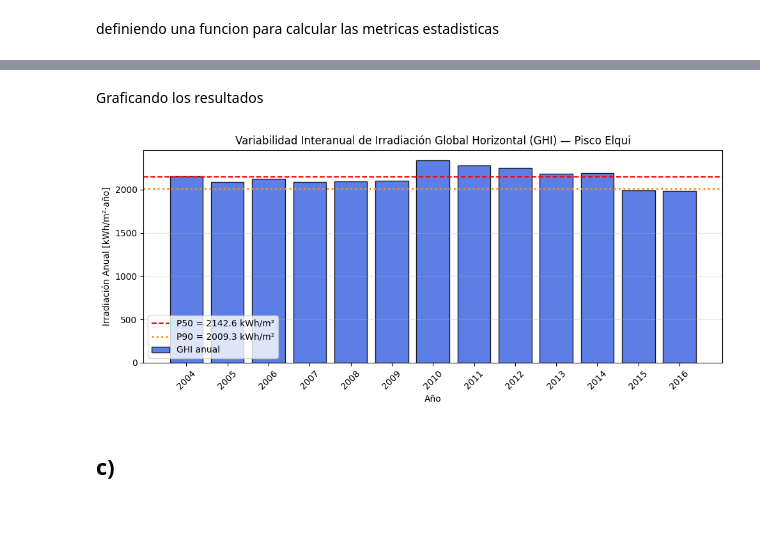
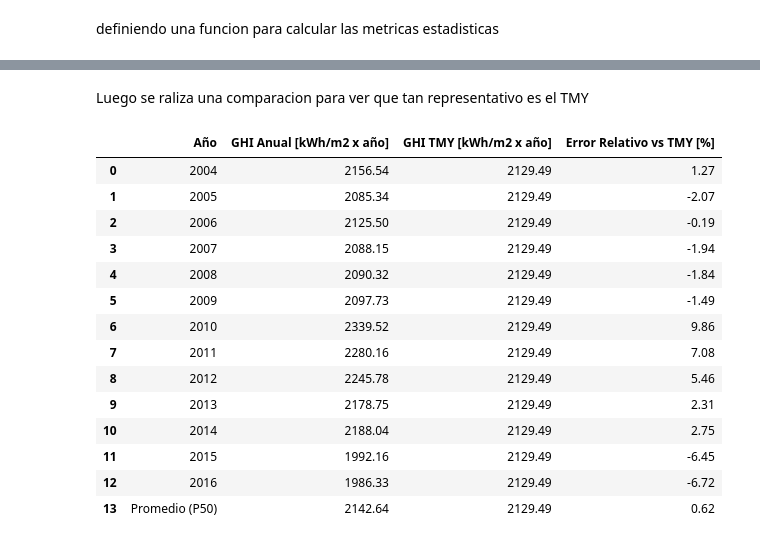
Before and after one commit to diego-gutierrez1/ICM3235, a Jupyter notebook: T2_IntegracionSolar/T2_IntegracionSolar.ipynb, the cells around one changed output, grey strips where cells are left out. Saved outputs shown, nothing was run; the diff lists cells and outputs as text; code cells hidden in the pictures; blank space fills up the shorter version.

```diff
--- a/T2_IntegracionSolar/T2_IntegracionSolar.ipynb
+++ b/T2_IntegracionSolar/T2_IntegracionSolar.ipynb
@@ -312,24 +312,48 @@ df_estad.head()
 |  | Variable | P50 [kWh/m2 x año] | Desv. Estándar [kWh/m2 x año] | CV [%] | Mejor Año | Peor Año | P90 [kWh/m2 x año] |
 | 0 | ghi | 2142.640323 | 104.18191 | 4.862314 | 2339.52 (2010) | 1986.33 (2016) | 2009.287478 |
 | 1 | dni | 2498.908835 | 276.30517 | 11.057033 | 3008.33 (2010) | 2105.82 (2015) | 2145.238218 |
-# %% [markdown]
-Graficando los resultados
-# %%
-fig, ax = plt.subplots(figsize=(10, 4.5))
-ax.bar(anual_multi.index, anual_multi['ghi'], color='royalblue', alpha=0.85, edgecolor='black', label='GHI anual')
-ax.axhline(estad_ghi['P50 [kWh/m2 x año]'], color='red', linestyle='--', linewidth=1.5, label=f"P50 = {estad_ghi['P50 [kWh/m2 x año]']:.1f} kWh/m²")
-ax.axhline(estad_ghi['P90 [kWh/m2 x año]'], color='darkorange', linestyle=':', linewidth=2, label=f"P90 = {estad_ghi['P90 [kWh/m2 x año]']:.1f} kWh/m²")
-
-ax.set_title('Variabilidad Interanual de Irradiación Global Horizontal (GHI) — Pisco Elqui')
-ax.set_xlabel('Año')
-ax.set_ylabel('Irradiación Anual [kWh/m²·año]')
-ax.set_xticks(anual_multi.index)
-ax.set_xticklabels(anual_multi.index, rotation=45)
-ax.grid(True, axis='y', alpha=0.3)
-ax.legend()
-plt.tight_layout()
-plt.show()
-# %% [output]
-[figure, removed]
-# %% [markdown]
-## c)
+# %% [markdown]
+Luego se raliza una comparacion para ver que tan representativo es el TMY
+# %%
+anual_ghi_multi = anual_multi['ghi']
+p50_multi = estad_ghi['P50 [kWh/m2 x año]'] #media de todos los años serie interanual
+
+ghi_tmy_val = ghi_exp #total ghi TMY
+
+# df con error de totales anuales vs total tmy
+df_rep_tmy = pd.DataFrame({
+    'Año': anual_ghi_multi.index,
+    'GHI Anual [kWh/m2 x año]': anual_ghi_multi.values,
+    'GHI TMY [kWh/m2 x año]': ghi_tmy_val,
+    'Error Relativo vs TMY [%]': ((anual_ghi_multi.values - ghi_tmy_val) / ghi_tmy_val) * 100.0
+})
+
+#error promedio multianual vs total TMY
+error_p50_vs_tmy = ((p50_multi - ghi_tmy_val) / ghi_tmy_val) * 100.0
+
+fila_resumen = pd.DataFrame([{
+    'Año': 'Promedio (P50)',
+    'GHI Anual [kWh/m2 x año]': p50_multi,
+    'GHI TMY [kWh/m2 x año]': ghi_tmy_val,
+    'Error Relativo vs TMY [%]': error_p50_vs_tmy
+}])
+
+df_representatividad = pd.concat([df_rep_tmy, fila_resumen], ignore_index=True)
+
+display(df_representatividad.round(2))
+# %% [output]
+|  | Año | GHI Anual [kWh/m2 x año] | GHI TMY [kWh/m2 x año] | Error Relativo vs TMY [%] |
+| 0 | 2004 | 2156.54 | 2129.49 | 1.27 |
+| 1 | 2005 | 2085.34 | 2129.49 | -2.07 |
+| 2 | 2006 | 2125.50 | 2129.49 | -0.19 |
+| 3 | 2007 | 2088.15 | 2129.49 | -1.94 |
+| 4 | 2008 | 2090.32 | 2129.49 | -1.84 |
+| 5 | 2009 | 2097.73 | 2129.49 | -1.49 |
+| 6 | 2010 | 2339.52 | 2129.49 | 9.86 |
+| 7 | 2011 | 2280.16 | 2129.49 | 7.08 |
+| 8 | 2012 | 2245.78 | 2129.49 | 5.46 |
+| 9 | 2013 | 2178.75 | 2129.49 | 2.31 |
+| 10 | 2014 | 2188.04 | 2129.49 | 2.75 |
+| 11 | 2015 | 1992.16 | 2129.49 | -6.45 |
+| 12 | 2016 | 1986.33 | 2129.49 | -6.72 |
+| 13 | Promedio (P50) | 2142.64 | 2129.49 | 0.62 |
```
Also changed, not shown: parts of 10 cells of this notebook, 2 other files.
